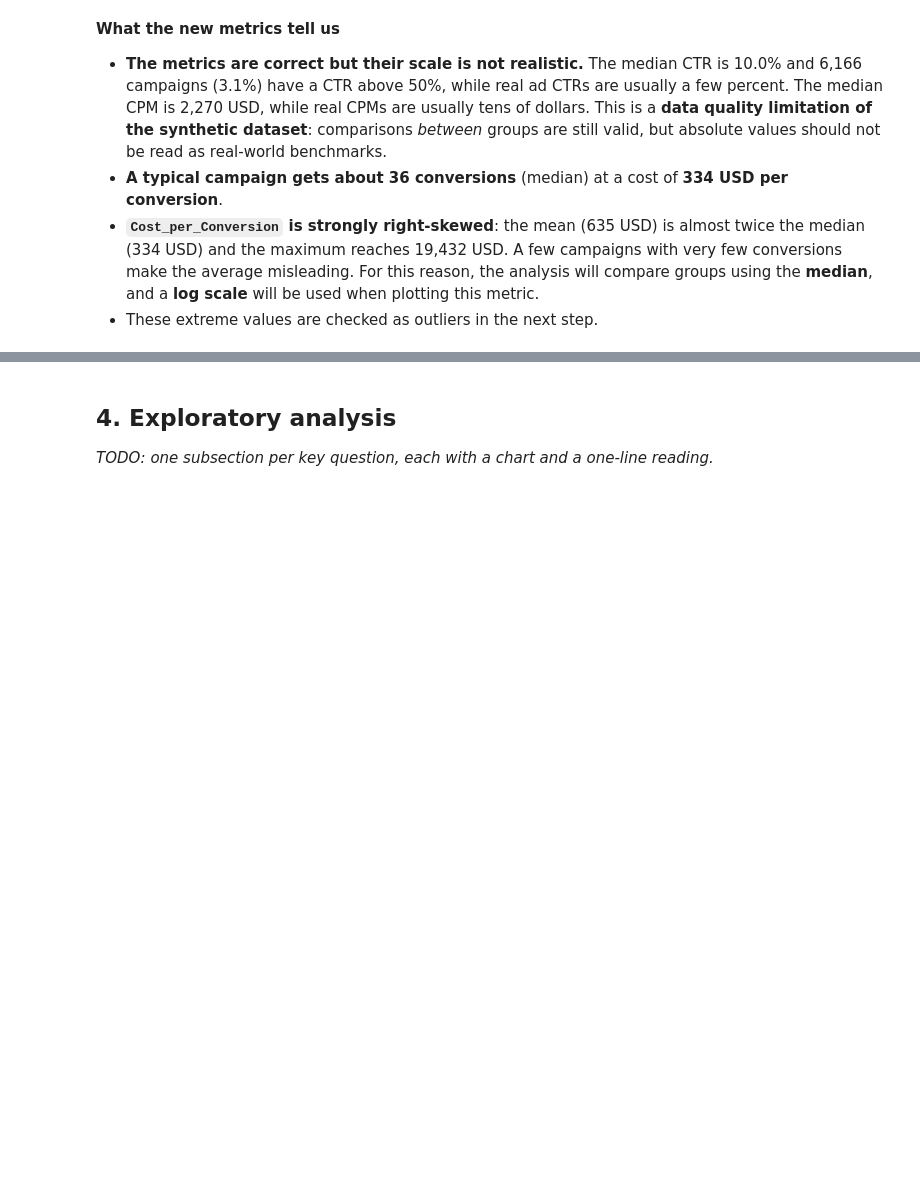
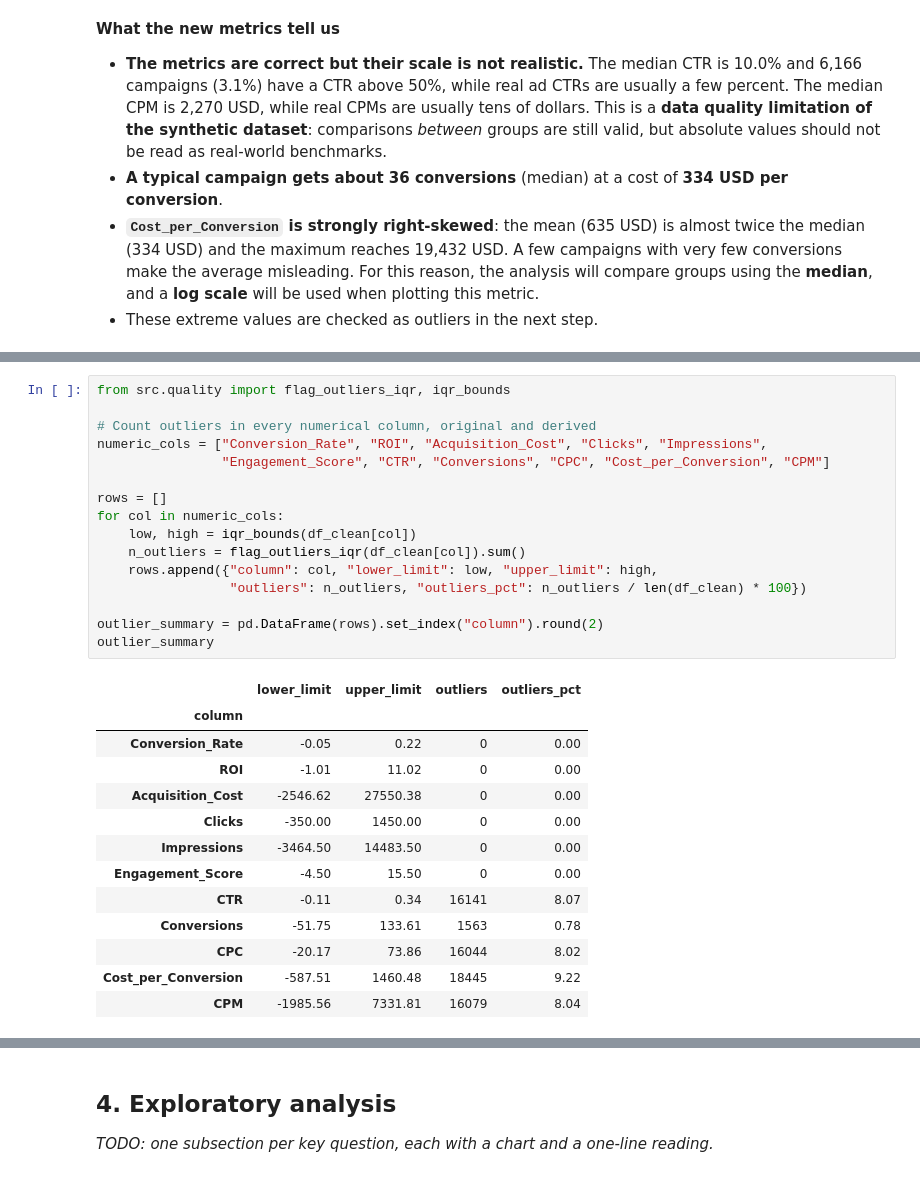
Before and after one commit to IA-P1-BCN/EDA_project_by_Rita, a Jupyter notebook: notebooks/01_eda_marketing_campaigns.ipynb, the cells around one changed output, grey strips where cells are left out. Saved outputs shown, nothing was run; the diff lists cells and outputs as text; blank space fills up the shorter version.

```diff
--- a/notebooks/01_eda_marketing_campaigns.ipynb
+++ b/notebooks/01_eda_marketing_campaigns.ipynb
@@ -325,0 +335,30 @@ Campaigns with CTR above 50%: 6166 (3.1%)
+# %%
+from src.quality import flag_outliers_iqr, iqr_bounds
+
+# Count outliers in every numerical column, original and derived
+numeric_cols = ["Conversion_Rate", "ROI", "Acquisition_Cost", "Clicks", "Impressions",
+                "Engagement_Score", "CTR", "Conversions", "CPC", "Cost_per_Conversion", "CPM"]
+
+rows = []
+for col in numeric_cols:
+    low, high = iqr_bounds(df_clean[col])
+    n_outliers = flag_outliers_iqr(df_clean[col]).sum()
+    rows.append({"column": col, "lower_limit": low, "upper_limit": high,
+                 "outliers": n_outliers, "outliers_pct": n_outliers / len(df_clean) * 100})
+
+outlier_summary = pd.DataFrame(rows).set_index("column").round(2)
+outlier_summary
+# %% [output]
+|  | lower_limit | upper_limit | outliers | outliers_pct |
+| column |  |  |  |  |
+| Conversion_Rate | -0.05 | 0.22 | 0 | 0.00 |
+| ROI | -1.01 | 11.02 | 0 | 0.00 |
+| Acquisition_Cost | -2546.62 | 27550.38 | 0 | 0.00 |
+| Clicks | -350.00 | 1450.00 | 0 | 0.00 |
+| Impressions | -3464.50 | 14483.50 | 0 | 0.00 |
+| Engagement_Score | -4.50 | 15.50 | 0 | 0.00 |
+| CTR | -0.11 | 0.34 | 16141 | 8.07 |
+| Conversions | -51.75 | 133.61 | 1563 | 0.78 |
+| CPC | -20.17 | 73.86 | 16044 | 8.02 |
+| Cost_per_Conversion | -587.51 | 1460.48 | 18445 | 9.22 |
+| CPM | -1985.56 | 7331.81 | 16079 | 8.04 |
```
Also changed, not shown: parts of 5 cells of this notebook, 2 other files.
